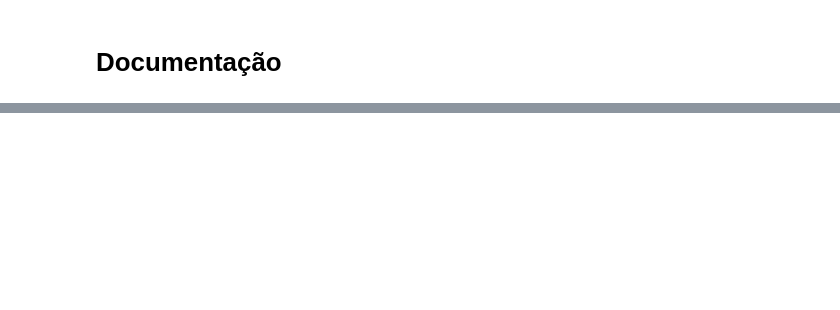
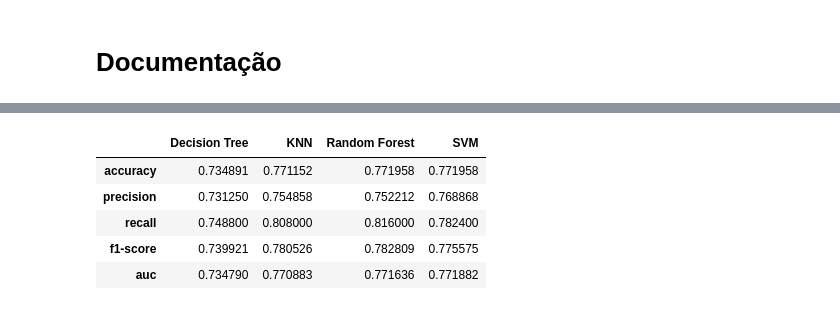
Before and after one commit to 2022M3T4-Inteli/Medicinia, a Jupyter notebook: notebooks/modelos.ipynb, the cells around one changed output, grey strips where cells are left out. Drawn from its saved outputs; the diff is of its cells as text; code cells hidden in the pictures; blank space fills up the shorter version.

```diff
--- a/notebooks/modelos.ipynb
+++ b/notebooks/modelos.ipynb
@@ -130,0 +126,23 @@ metrics_df
+# %%
+metricas = {}
+# %%
+modelos_parametros = {
+    'Random Forest': [RandomForestClassifier(), {'max_depth': [80, 110], 'max_features': [2, 3], 'min_samples_leaf': [3, 5], 'min_samples_split': [8, 12], 'n_estimators': [100, 300]}],
+    'KNN': [KNeighborsClassifier(), knn_hyperparameters],
+    'SVM': [SVC(), {'C': [0.1, 1, 10, 100, 1000], 'gamma': [1, 0.1, 0.01, 0.001, 0.0001],'kernel': ['rbf']}],
+    'Decision Tree': [DecisionTreeClassifier(), {'max_depth': [80, 110], 'max_features': [2, 3], 'min_samples_leaf': [3, 5], 'min_samples_split': [8, 12]}]
+}
+# %%
+for name, model in modelos_parametros.items():
+  #instancia o algoritmo, passando o modelo e o dicionário com os paramêtros
+  grid_search = GridSearchCV(estimator = model[0], param_grid = model[1],
+                          cv = 2, n_jobs = -1, verbose = 2)
+  #treinando o algoritmo
+  grid_search.fit(x_train, y_train)
+  #selecionando o melhor modelo, com os melhores hiperparâmetros
+  modelo = grid_search.best_estimator_
+  modelo.fit(x_train,y_train)
+  predicao = modelo.predict(x_test)
+  print(modelo)
+
+  metricas[name] = {'accuracy': accuracy_score(y_test,predicao), 'precision': precision_score(y_test, predicao), 'recall': recall_score(y_test, predicao), 'f1-score': f1_score(y_test, predicao), 'auc': roc_auc_score(y_test, predicao)}
@@ -130,0 +160,3 @@ metrics_df
+# %%
+metricas_tunadas = metricas
+metricas_tunadas
@@ -202,0 +265,11 @@ Existem grupos que não podem ser separados somente por hiperplanos. Nesses caso
+# %%
+#tunandas
+metrics_tuned = pd.DataFrame(metricas_tunadas)
+metrics_tuned[['Decision Tree', 'KNN', 'Random Forest', 'SVM']]
+# %% [output]
+|  | Decision Tree | KNN | Random Forest | SVM |
+| accuracy | 0.734891 | 0.771152 | 0.771958 | 0.771958 |
+| precision | 0.731250 | 0.754858 | 0.752212 | 0.768868 |
+| recall | 0.748800 | 0.808000 | 0.816000 | 0.782400 |
+| f1-score | 0.739921 | 0.780526 | 0.782809 | 0.775575 |
+| auc | 0.734790 | 0.770883 | 0.771636 | 0.771882 |
```
Also changed, not shown: parts of 12 cells of this notebook.
